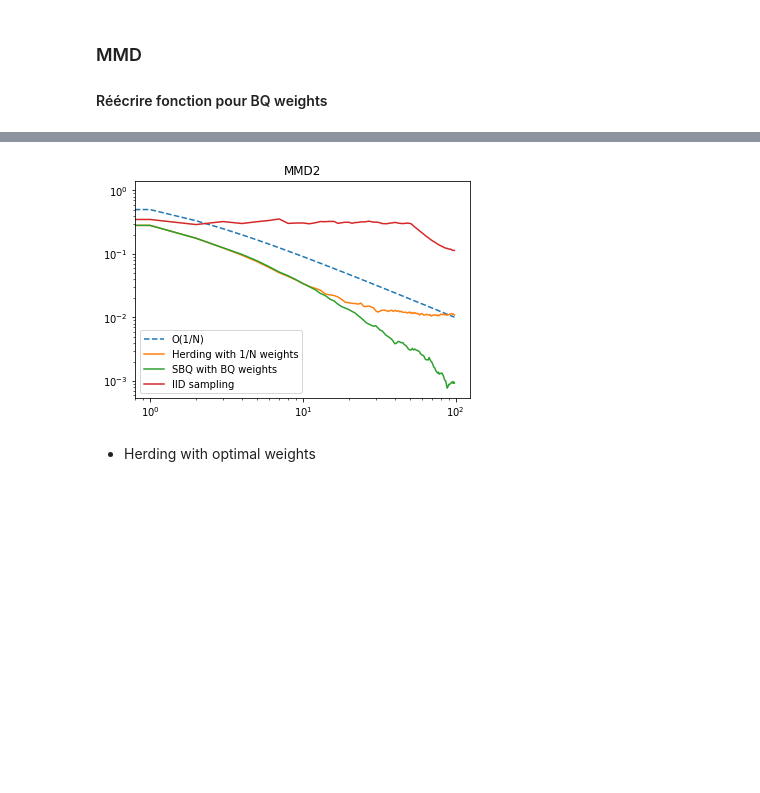
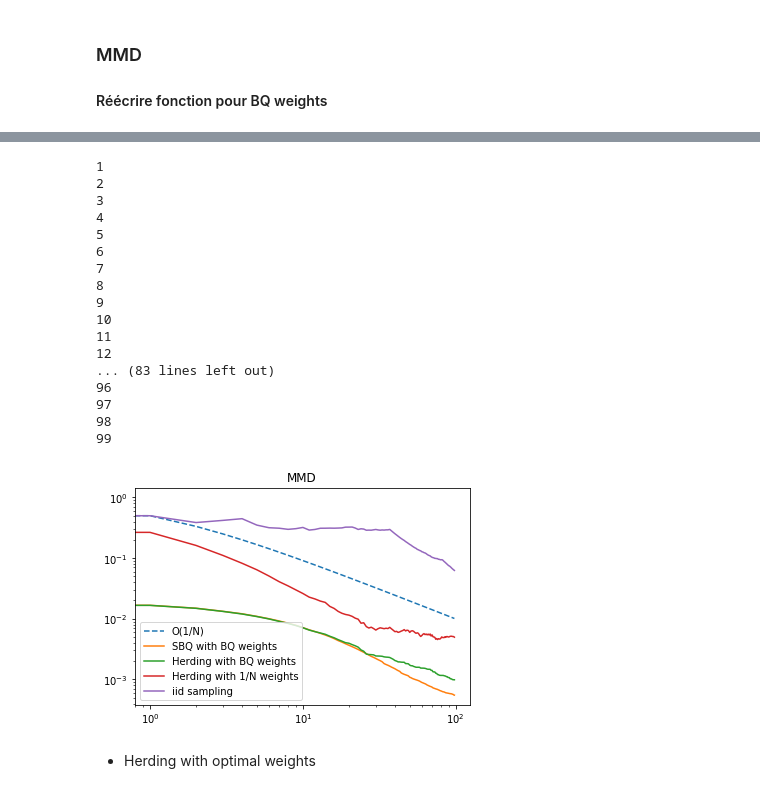
Before and after one commit to ChristopheVuong/MVA-BML-Project-Optimally-Weighted-Herding-is-Bayesian-Quadrature, a Jupyter notebook: Herding vs SBQ.ipynb, the cells around one changed output, grey strips where cells are left out. Cells and saved outputs as stored; diff of their text form; code cells hidden in the pictures; blank space fills up the shorter version.

Commit message:
MMD for Herding and for SBQ

```diff
--- a/Herding vs SBQ.ipynb
+++ b/Herding vs SBQ.ipynb
@@ -335,11 +368,3 @@ np.savetxt('samplesSBQ100.csv',samplesSBQ, delimiter=',')
 ### MMD
 
 #### Réécrire fonction pour BQ weights
-# %%
-mmdH = []
-mmdSBQ = []
-mmdIID = []
-for k in range(1,len(samplesSBQ)):
-    mmdH.append(MMD2(kernel,gm,samplesH[:k]))
-    mmdSBQ.append(MMD2(kernel,gm,samplesSBQ[:k]))
-    mmdIID.append(MMD2(kernel,gm,X2[:k]))
@@ -364,0 +371,2 @@ NameError: name 'mmd' is not defined
+# %%
+samplesSBQ,gram,z = SBQ(100,kernel,gm,area=area,samples=[])
@@ -365,15 +391,50 @@ NameError: name 'mmd' is not defined
+# %%
+def MMD2SBQ_Gaussian(kernel,gm,samples,gram,z):
+    N = len(samples)
+    EE = EE_Gaussian(gm,kernel)
+    return EE - z.T@np.linalg.inv(gram)@z
+# %%
+gramH = np.zeros((100,100))
+zH = np.zeros((100))
+
+fillGram(gramH,zH,kernel,gm,samplesH[:100])
 # %%
-plt.plot(range(len(mmdH)),[1/(k+1) for k in range(len(mmdH))],'--',label="O(1/N)")
-plt.plot(mmdH,label='Herding with 1/N weights')
-plt.plot(mmdSBQ,label='SBQ with BQ weights')
-plt.plot(mmdIID,label='IID sampling')
-plt.title("MMD2")
+mmdsSBQ = []
+mmdsH_BQ = []
+for i in range(1,len(samplesSBQ[:100])):
+    print(i)
+    mmdsSBQ.append(MMD2SBQ_Gaussian(kernel,gm,samplesSBQ[:i],gram[:i,:i],z[:i]))
+    mmdsH_BQ.append(MMD2SBQ_Gaussian(kernel,gm,samplesH[:i],gramH[:i,:i],zH[:i]))
+
+plt.plot(range(len(mmdsH)),[1/(k+1) for k in range(len(mmdsH))],'--',label="O(1/N)")
+plt.plot(mmdsSBQ,label="SBQ with BQ weights")
+plt.plot(mmdsH_BQ,label="Herding with BQ weights")
+plt.plot(mmdsH,label="Herding with 1/N weights")
+plt.plot(mmdsIID,label="iid sampling")
 plt.legend()
 plt.xscale("log")
 plt.yscale("log")
+plt.title("MMD")
 plt.show()
 # %% [output]
+1
+2
+3
+4
+5
+6
+7
+8
+9
+10
+11
+12
+... (83 lines left out)
+96
+97
+98
+99
-[figure, old version]
+[figure, new version]
 # %% [markdown]
 - Herding with optimal weights
 # %%
```
Also changed, not shown: parts of 18 cells of this notebook, 5 other files.
